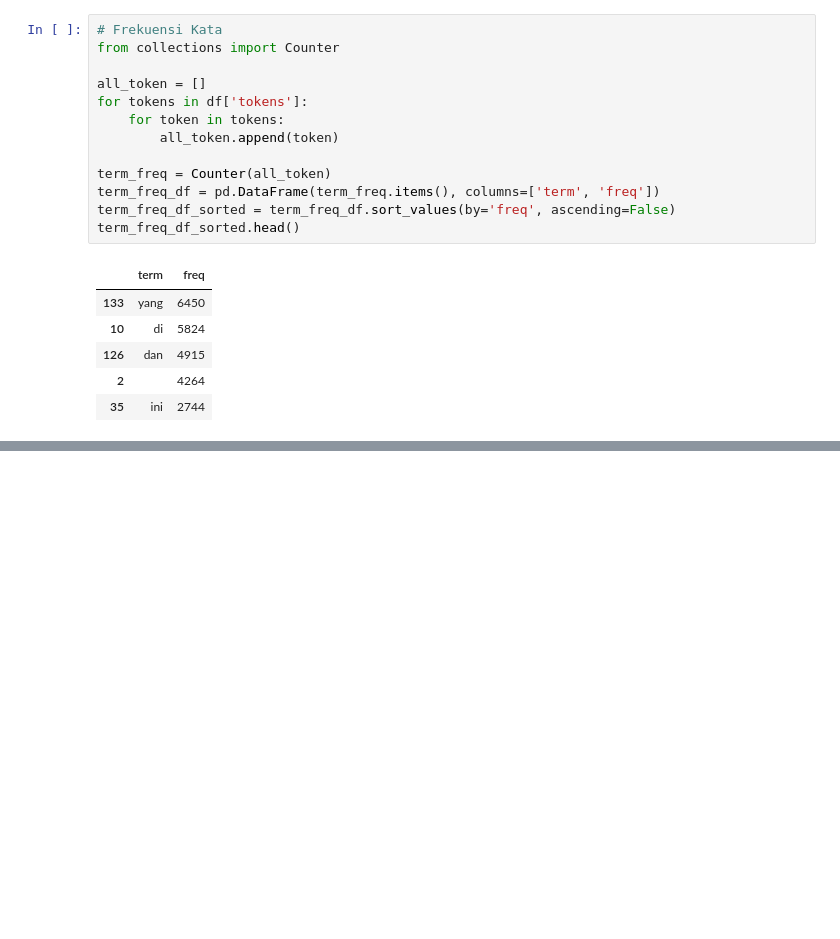
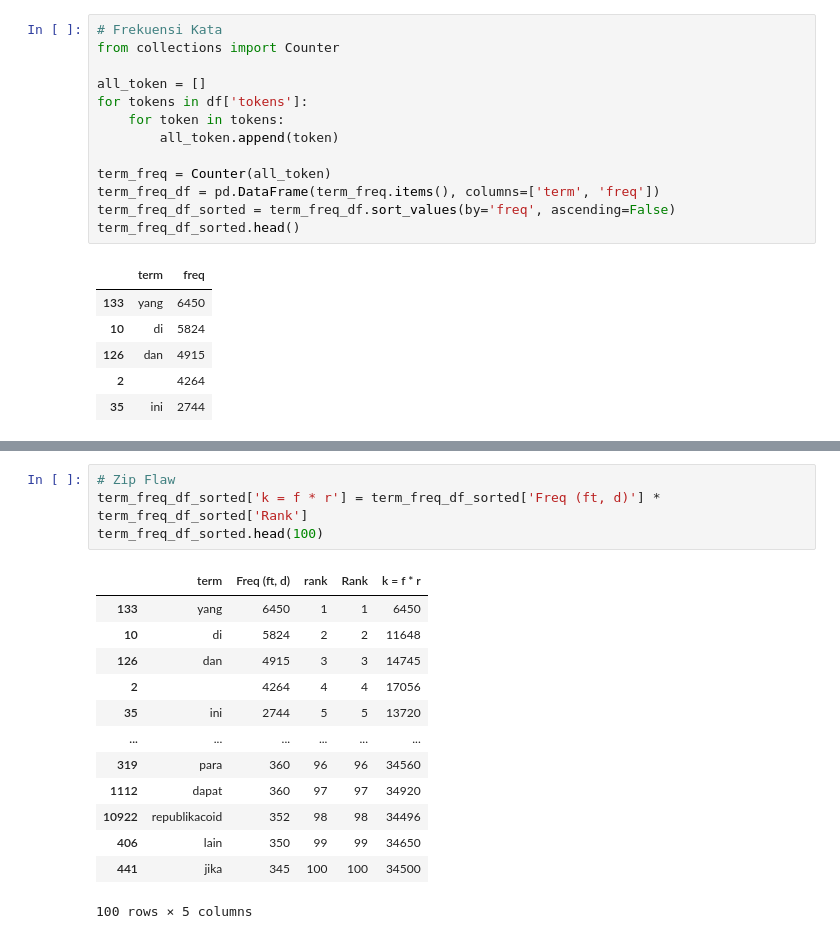
Before and after one commit to ZanIhsan2/Information_Retrival_Data, a Jupyter notebook: tugas/Praktikum01/notebooks/praktikum01.ipynb, the cells around one changed output, grey strips where cells are left out. Drawn from its saved outputs; the diff is of its cells as text; blank space fills up the shorter version.

```diff
--- a/tugas/Praktikum01/notebooks/praktikum01.ipynb
+++ b/tugas/Praktikum01/notebooks/praktikum01.ipynb
@@ -136,0 +180,18 @@ term_freq_df_sorted.head()
+# %%
+# Zip Flaw
+term_freq_df_sorted['k = f * r'] = term_freq_df_sorted['Freq (ft, d)'] * term_freq_df_sorted['Rank']
+term_freq_df_sorted.head(100)
+# %% [output]
+|  | term | Freq (ft, d) | rank | Rank | k = f * r |
+| 133 | yang | 6450 | 1 | 1 | 6450 |
+| 10 | di | 5824 | 2 | 2 | 11648 |
+| 126 | dan | 4915 | 3 | 3 | 14745 |
+| 2 |  | 4264 | 4 | 4 | 17056 |
+| 35 | ini | 2744 | 5 | 5 | 13720 |
+| ... | ... | ... | ... | ... | ... |
+| 319 | para | 360 | 96 | 96 | 34560 |
+| 1112 | dapat | 360 | 97 | 97 | 34920 |
+| 10922 | republikacoid | 352 | 98 | 98 | 34496 |
+| 406 | lain | 350 | 99 | 99 | 34650 |
+| 441 | jika | 345 | 100 | 100 | 34500 |
+100 rows × 5 columns
```
Also changed, not shown: parts of 5 cells of this notebook.
